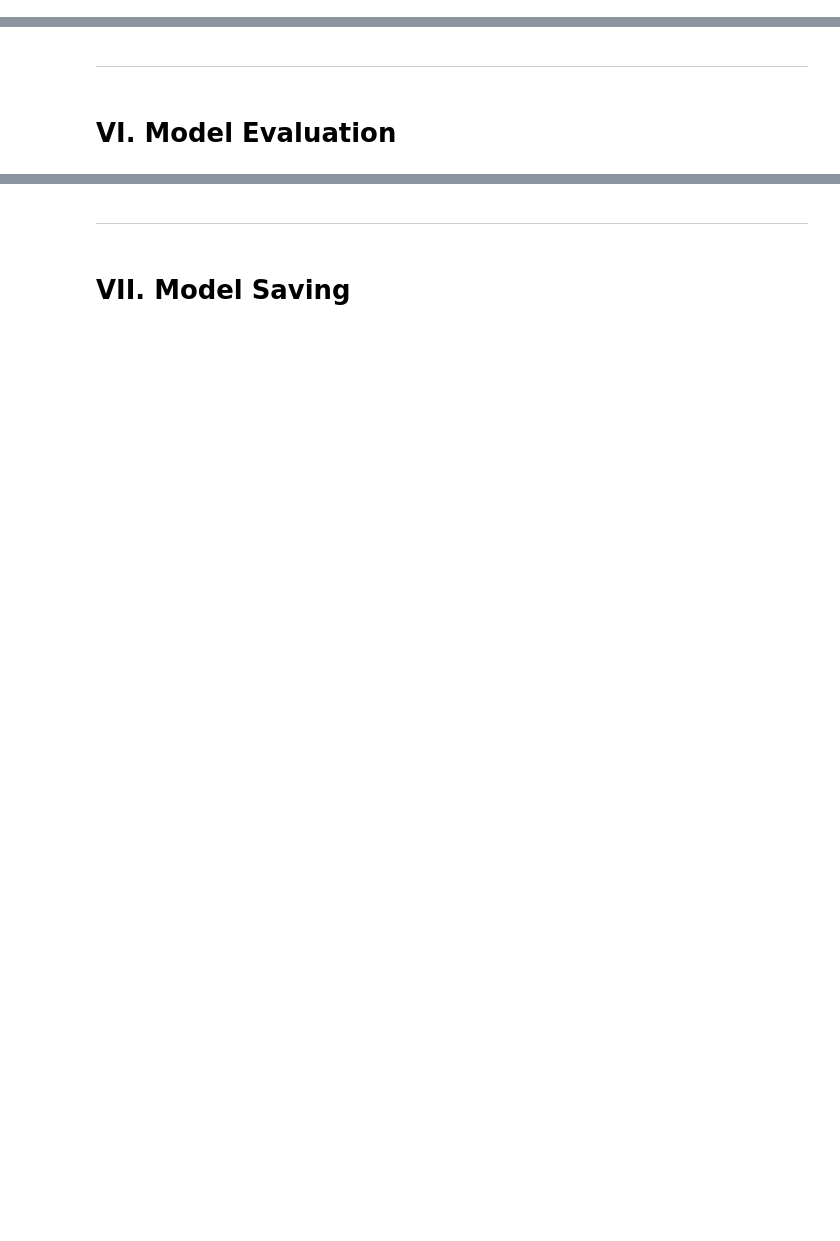
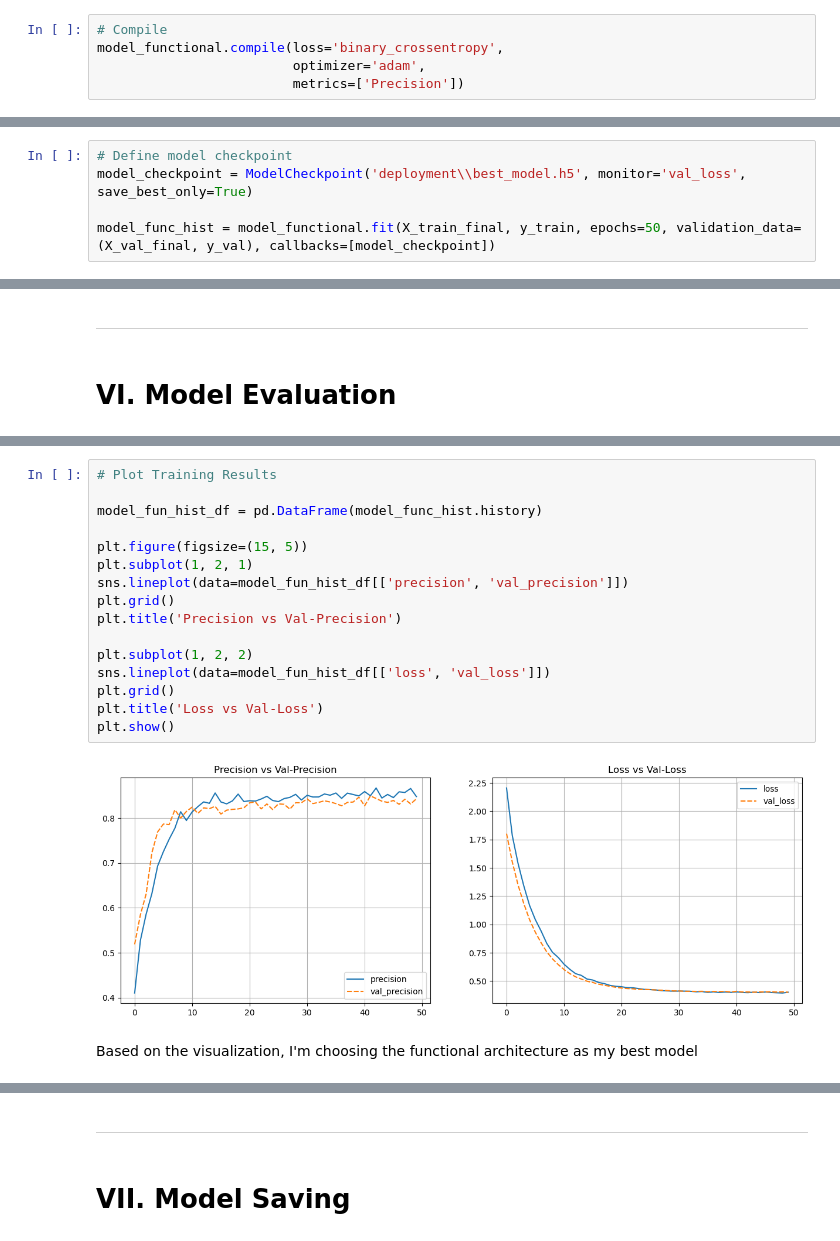
Before and after one commit to FTDS-assignment-bay/p2-final-project-ftds-002-sby-group-001, a Jupyter notebook: Classification.ipynb, the cells around one changed output, grey strips where cells are left out. Drawn from its saved outputs; the diff is of its cells as text; blank space fills up the shorter version.

```diff
--- a/Classification.ipynb
+++ b/Classification.ipynb
@@ -540,0 +825,5 @@ evaluate_model(bagging, 'bagging', X_train_final, y_train, X_test_final, y_test)
+# %%
+# Compile
+model_functional.compile(loss='binary_crossentropy',
+                         optimizer='adam',
+                         metrics=['Precision'])
@@ -540,0 +851,5 @@ evaluate_model(bagging, 'bagging', X_train_final, y_train, X_test_final, y_test)
+# %%
+# Define model checkpoint
+model_checkpoint = ModelCheckpoint('deployment\\best_model.h5', monitor='val_loss', save_best_only=True)
+
+model_func_hist = model_functional.fit(X_train_final, y_train, epochs=50, validation_data=(X_val_final, y_val), callbacks=[model_checkpoint])
@@ -618,0 +942,20 @@ results_df
+# %%
+# Plot Training Results
+
+model_fun_hist_df = pd.DataFrame(model_func_hist.history)
+
+plt.figure(figsize=(15, 5))
+plt.subplot(1, 2, 1)
+sns.lineplot(data=model_fun_hist_df[['precision', 'val_precision']])
+plt.grid()
+plt.title('Precision vs Val-Precision')
+
+plt.subplot(1, 2, 2)
+sns.lineplot(data=model_fun_hist_df[['loss', 'val_loss']])
+plt.grid()
+plt.title('Loss vs Val-Loss')
+plt.show()
+# %% [output]
+[figure, added]
+# %% [markdown]
+Based on the visualization, I'm choosing the functional architecture as my best model
```
Also changed, not shown: parts of 49 cells of this notebook, 5 other files.
